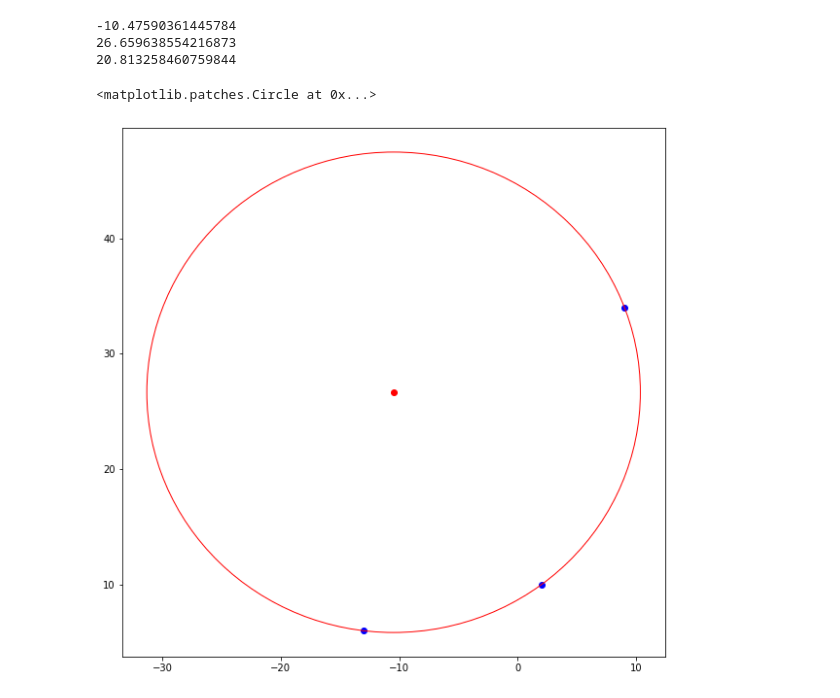
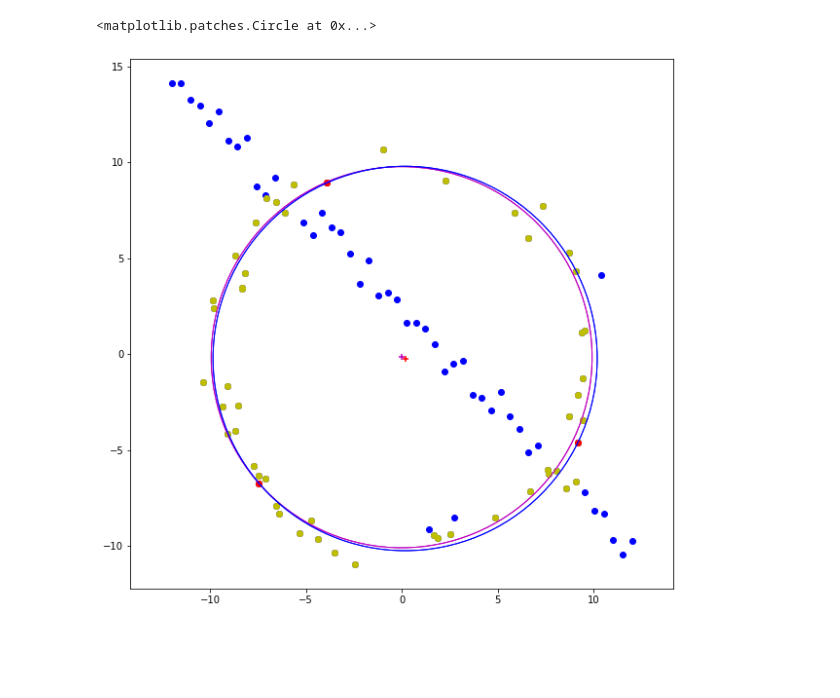
Before and after one commit to akilaabeyratne/EN2550-Assignment-2, a Jupyter notebook: Assignment2.ipynb, the cells around one changed output. Saved outputs shown, nothing was run; the diff lists cells and outputs as text; code cells hidden in the pictures; blank space fills up the shorter version.

```diff
--- a/Assignment2.ipynb
+++ b/Assignment2.ipynb
@@ -9,19 +15,20 @@ np.random.seed(0)
 N = 100
 half_n = N//2
 r = 10
-s = r/16
+s1 = r/16
 t = np.random.uniform(0, 2*np.pi, half_n)
-n = s*np.random.randn(half_n)
+n = s1*np.random.randn(half_n)
 x1, y1 = (r+n)*np.cos(t), (r+n)*np.sin(t)
 
-fig, ax = plt.subplots(1,1,figsize=(10,10))
-ax.scatter(x1, y1, color='g')
+x_cir_cor,y_cir_cor = r*np.cos(t), r*np.sin(t)
+
 X_circ = np.hstack((x1.reshape(half_n, 1), y1.reshape(half_n, 1 )))
 
 m, b = -1, 2
 x2 = np.linspace(-12, 12, half_n)
-y2 = m*x2 + b + s*np.random.randn(half_n)
+y2 = m*x2 + b + s1*np.random.randn(half_n)
 X_line = np.hstack((x2.reshape(half_n, 1), y2.reshape(half_n, 1)))
 X = np.vstack((X_circ, X_line))
 
-ax.scatter(x2, y2, color='b')
+x_con = np.concatenate([x1,x2])
+y_con = np.concatenate([y1,y2])
@@ -39,10 +103,7 @@ print(len(x2))
 # %%
 # Coordinates of the 2D points
-x = [9,2,-13]
-y = [34,10,6]
-
-#x = np.concatenate([x1,x2])
-#y = np.concatenate([y1,y2])
+x = in_list_x
+y = in_list_y
 
 # coordinates of the barycenter
 x_m = np.mean(x)
@@ -50,61 +111,59 @@ y_m = np.mean(y)
 
 # calculation of the reduced coordinates
 u = x - x_m
 v = y - y_m
 
 # linear system defining the center in reduced coordinates (uc, vc):
 #    Suu * uc +  Suv * vc = (Suuu + Suvv)/2
 #    Suv * uc +  Svv * vc = (Suuv + Svvv)/2
 Suv  = sum(u*v)
 Suu  = sum(u**2)
 Svv  = sum(v**2)
 Suuv = sum(u**2 * v)
-Suvv = sum(u * v**2)
+Suvv = sum(u*v**2)
 Suuu = sum(u**3)
 Svvv = sum(v**3)
 
 # Solving the linear system
-A = np.array([ [ Suu, Suv ], [Suv, Svv]])
+A = np.array([[Suu, Suv], [Suv, Svv]])
 B = np.array([ Suuu + Suvv, Svvv + Suuv ])/2.0
 uc, vc = linalg.solve(A, B)
 
 xc_1 = x_m + uc
 yc_1 = y_m + vc
 
 # Calculation of all distances from the center (xc_1, yc_1)
 Ri_1      = np.sqrt((x-xc_1)**2 + (y-yc_1)**2)
 R_1       = np.mean(Ri_1)
 residu_1  = sum((Ri_1-R_1)**2)
 residu2_1 = sum((Ri_1**2-R_1**2)**2)
 
-# Decorator to count functions calls
-# import functools
-# def countcalls(fn):
-#     "decorator function count function calls "
+cen = (xc_1,yc_1)
 
-#     @functools.wraps(fn)
-#     def wrapped(*args):
-#         wrapped.ncalls +=1
-#         return fn(*args)
+fig, ax2 = plt.subplots(1,1,figsize=(10,10))
+ax2.axis('equal')
 
-#     wrapped.ncalls = 0
-#     return wrapped
+
+
+ax2.scatter(xc_1,yc_1,color='m',marker='+')
+
+ax2.scatter(x1, y1, color='b')
+ax2.scatter(x2, y2, color='b')
+ax2.scatter(x, y,color='y')
+ax2.scatter(x_points, y_points, color='r')
+
+circle = plt.Circle((xc_1, yc_1), R_1, color='m',fill=False)
+
+ax2.add_artist(circle)
+
+
+circle2 = plt.Circle((cen_x, cen_y), r, color='b',fill=False)
+ax2.scatter(cen_x,cen_y,color='r',marker='+')
+ax2.add_patch(circle)
+
+ax2.add_artist(circle2)
+
+ax2.add_patch(circle2)
+# %% [output]
+<matplotlib.patches.Circle at 0x...>
+[figure, added]
-# %%
-print(xc_1)
-print(yc_1)
-print(R_1)
-
-cen = (xc_1,yc_1)
-# %% [output]
--10.47590361445784
-26.659638554216873
-20.813258460759844
-# %%
-fig, ax2 = plt.subplots(1,1,figsize=(10,10))
-circle = plt.Circle((xc_1, yc_1), R_1, color='r',fill=False)
-ax2.scatter(x, y, color='b')
-ax2.scatter(xc_1,yc_1,color='r')
-ax2.add_patch(circle)
-# %% [output]
-<matplotlib.patches.Circle at 0x...>
-[figure, removed]
```
Also changed, not shown: parts of 8 cells of this notebook.
